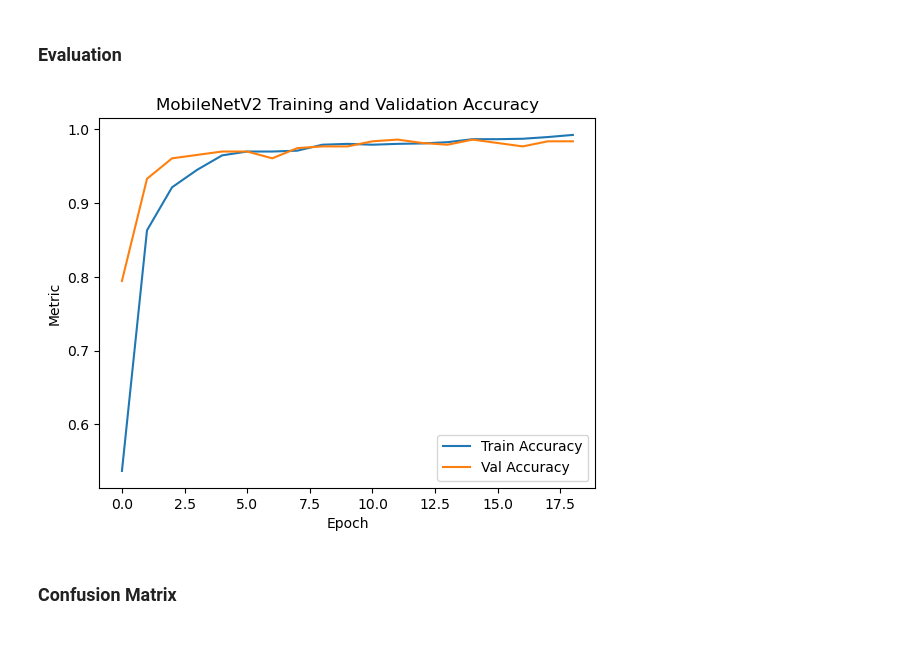
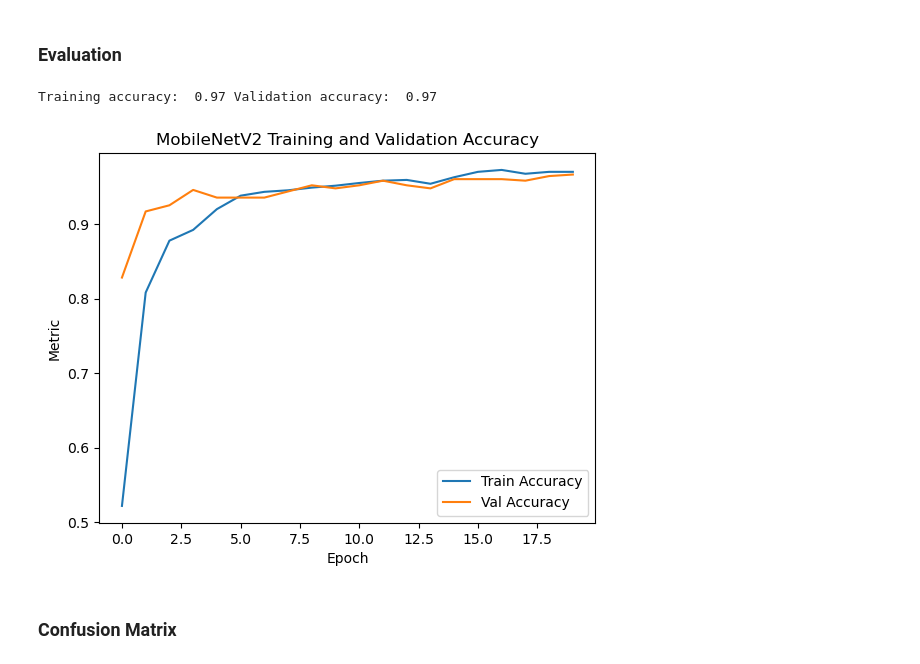
Before and after one commit to CharlieBoye8/boye_leafID, a Jupyter notebook: EDA.ipynb, the cells around one changed output. Cells and saved outputs as stored; diff of their text form; code cells hidden in the pictures.

```diff
--- a/EDA.ipynb
+++ b/EDA.ipynb
@@ -472,0 +412,25 @@ Epoch 7/20
+# %%
+
+base_model = tf.keras.applications.MobileNetV2(
+    input_shape=(*IMG_SIZE, 3),
+    include_top=False,
+    weights='imagenet'
+)
+base_model.trainable = False
+
+mobileNetV2_model = models.Sequential([
+    layers.Rescaling(1./255),
+    base_model,
+    layers.GlobalAveragePooling2D(),
+    layers.Dropout(0.3),
+    layers.Dense(num_classes, activation='softmax')
+])
+
+mobileNetV2_model.compile(
+    optimizer='adam',
+    loss='sparse_categorical_crossentropy',
+    metrics=['accuracy']
+)
+
+early_stop = EarlyStopping(monitor='val_loss', patience=3, restore_best_weights=True)
+reduce_lr = ReduceLROnPlateau(monitor='val_loss', factor=0.5, patience=2, verbose=1)
@@ -472,0 +439,7 @@ Epoch 7/20
+# %%
+mobileNetV2_history = mobileNetV2_model.fit(
+    train_ds,
+    validation_data=val_ds,
+    epochs=EPOCHS,
+    callbacks=[early_stop, reduce_lr]
+)
@@ -473,15 +473,18 @@ Epoch 7/20
 # %% [markdown]
 ### Evaluation
 # %%
-plt.plot(history.history['accuracy'], label='Train Accuracy')
-plt.plot(history.history['val_accuracy'], label='Val Accuracy')
+plt.plot(mobileNetV2_history.history['accuracy'], label='Train Accuracy')
+plt.plot(mobileNetV2_history.history['val_accuracy'], label='Val Accuracy')
 plt.xlabel('Epoch')
 plt.ylabel('Metric')
 plt.legend()
 plt.title('MobileNetV2 Training and Validation Accuracy')
 plt.savefig("figures/MobileNetV2Training.png", dpi=300)
+
+print(f"Training accuracy: {mobileNetV2_history.history['accuracy'][-1] : .2f} Validation accuracy: {mobileNetV2_history.history['val_accuracy'][-1]: .2f}")
 # %% [output]
+Training accuracy:  0.97 Validation accuracy:  0.97
-[figure, old version]
+[figure, new version]
 # %% [markdown]
 ### Confusion Matrix
 # %%
```
Also changed, not shown: parts of 15 cells of this notebook, 4 other files.
